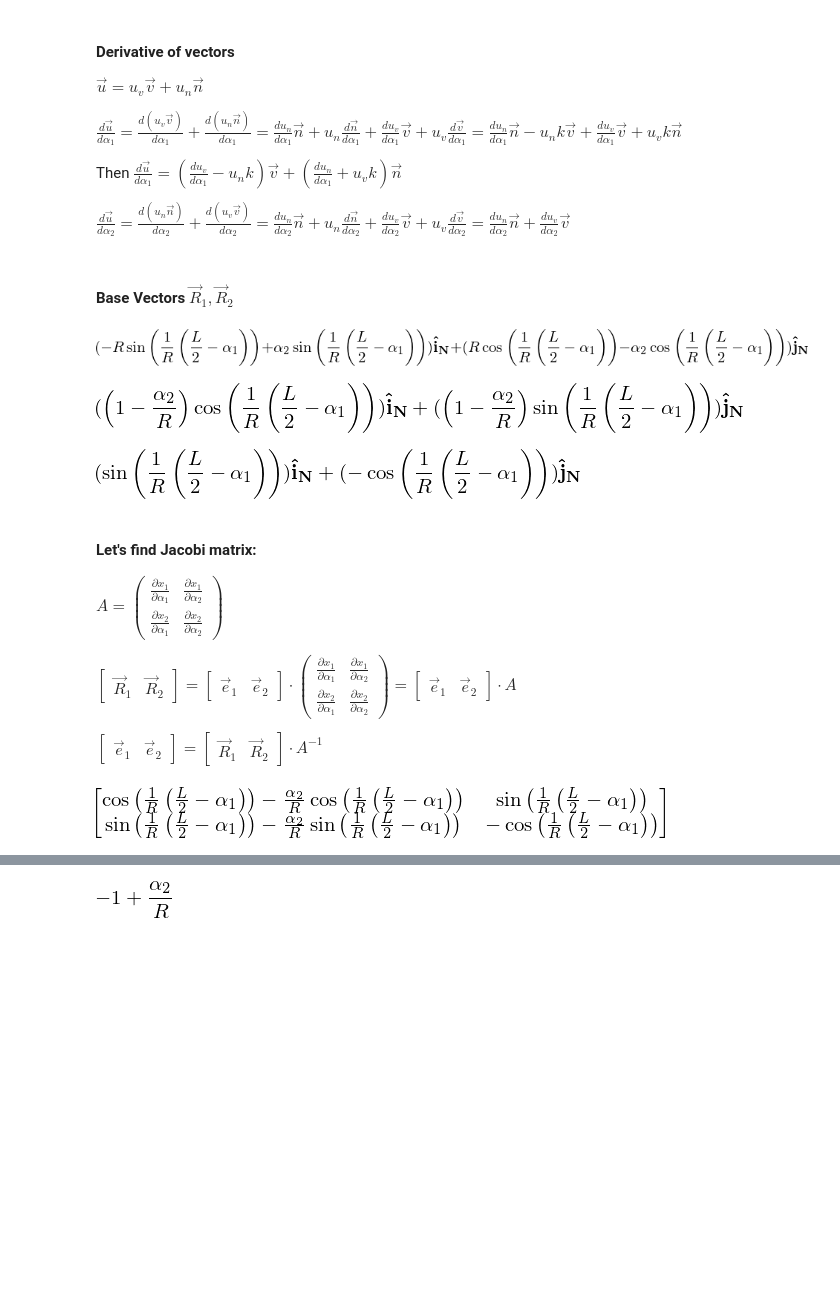
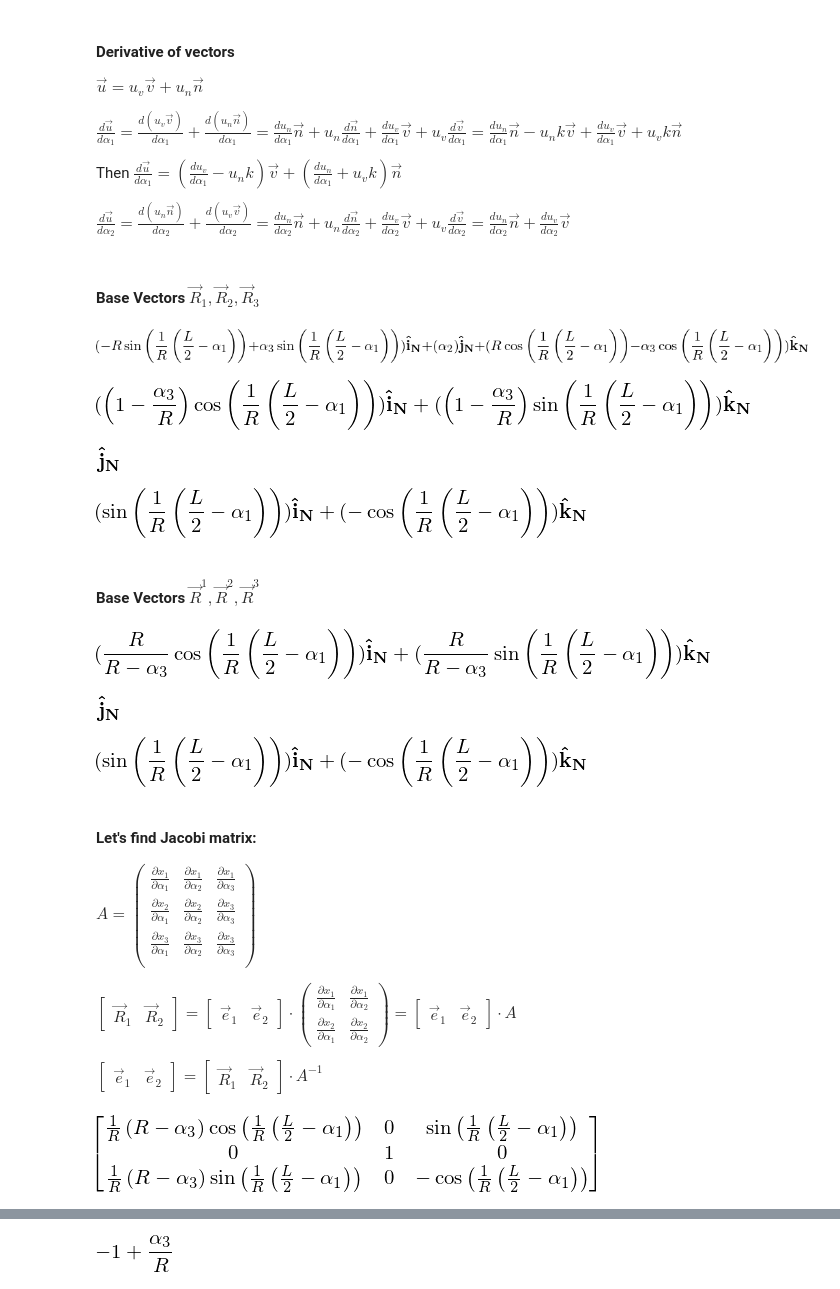
Before and after one commit to tarashor/vibrations, a Jupyter notebook: py2/All geometries.ipynb, the cells around one changed output, grey strips where cells are left out. Saved outputs shown, nothing was run; the diff lists cells and outputs as text; code cells hidden in the pictures; blank space fills up the shorter version.

```diff
--- a/py2/All geometries.ipynb
+++ b/py2/All geometries.ipynb
@@ -6,8 +6,8 @@
 from sympy import *
 from sympy.vector import CoordSys3D
 N = CoordSys3D('N')
-x1, x2 = symbols("x_1 x_2")
-alpha1, alpha2 = symbols("alpha_1 alpha_2")
+x1, x2, x3 = symbols("x_1 x_2 x_3")
+alpha1, alpha2, alpha3 = symbols("alpha_1 alpha_2 alpha3")
 R, L, ga, gv = symbols("R L g_a g_v")
 init_printing()
 # %% [markdown]
@@ -16,7 +16,8 @@ init_printing()
 a1 = pi / 2 + (L / 2 - alpha1)/R
 
 x = R * cos(a1)
-y = R * sin(a1)
+y = alpha2
+z = R * sin(a1)
 
-r = x*N.i + y*N.j
+r = x*N.i + y*N.j + z*N.k
 # %% [markdown]
@@ -97,12 +98,12 @@ $ \frac { d\vec{u} } { d\alpha_1} = \left( \frac { du_v } { d\alpha_1} - u_n k \
 $ \frac { d\vec{u} } { d\alpha_2} = \frac { d(u_n\vec{n}) } { d\alpha_2} + \frac { d(u_v\vec{v}) } { d\alpha_2} =
  \frac { du_n } { d\alpha_2} \vec{n} + u_n \frac { d\vec{n} } { d\alpha_2} + \frac { du_v } { d\alpha_2} \vec{v} + u_v \frac { d\vec{v} } { d\alpha_2} = \frac { du_n } { d\alpha_2} \vec{n} + \frac { du_v } { d\alpha_2} \vec{v} $
 # %% [markdown]
-#### Base Vectors $\vec{R}_1, \vec{R}_2$
+#### Base Vectors $\vec{R}_1, \vec{R}_2, \vec{R}_3$
 # %%
-R_alpha=r+alpha2*n
+R_alpha=r+alpha3*n
 R_alpha
 # %% [output]
-[figure, old version]
+[figure, new version]
 # %%
 R1=R_alpha.diff(alpha1)
 R2=R_alpha.diff(alpha2)
@@ -109,8 +111,14 @@ R2=R_alpha.diff(alpha2)
 # %%
 trigsimp(R1)
 # %% [output]
-[figure, old version]
+[figure, new version]
 # %%
 R2
 # %% [output]
-[figure, old version]
+[figure, new version]
+# %%
+R3
+# %% [output]
+[figure, added]
+# %% [markdown]
+#### Base Vectors $\vec{R}^1, \vec{R}^2, \vec{R}^3$
@@ -117,10 +130,23 @@ R2
+# %%
+R_1
+# %% [output]
+[figure, added]
+# %%
+R_2
+# %% [output]
+[figure, added]
+# %%
+R_3
+# %% [output]
+[figure, added]
 # %% [markdown]
 #### Let's find Jacobi matrix:
 
 $ A = \left(
-\begin{array}{cc}
-\frac{\partial x_1}{\partial \alpha_1} & \frac{\partial x_1}{\partial \alpha_2} \\
-\frac{\partial x_2}{\partial \alpha_1} & \frac{\partial x_2}{\partial \alpha_2}
+\begin{array}{ccc}
+\frac{\partial x_1}{\partial \alpha_1} & \frac{\partial x_1}{\partial \alpha_2} & \frac{\partial x_1}{\partial \alpha_3} \\
+\frac{\partial x_2}{\partial \alpha_1} & \frac{\partial x_2}{\partial \alpha_2} & \frac{\partial x_3}{\partial \alpha_3} \\
+\frac{\partial x_3}{\partial \alpha_1} & \frac{\partial x_3}{\partial \alpha_2} & \frac{\partial x_3}{\partial \alpha_3} \\
 \end{array}
 \right)$
 
@@ -152,14 +178,22 @@ $ \left[
 \vec{R}_1 & \vec{R}_2
 \end{array}
 \right] \cdot A^{-1}$
-# %%
-m11=R1.dot(N.i)
-m12=R2.dot(N.i)
-m21=R1.dot(N.j)
-m22=R2.dot(N.j)
-A=Matrix([[m11, m12], [m21, m22]])
-A
-# %% [output]
-[figure, removed]
+# %%
+dx1da1=R1.dot(N.i)
+dx1da2=R2.dot(N.i)
+dx1da3=R3.dot(N.i)
+
+dx2da1=R1.dot(N.j)
+dx2da2=R2.dot(N.j)
+dx2da3=R3.dot(N.j)
+
+dx3da1=R1.dot(N.k)
+dx3da2=R2.dot(N.k)
+dx3da3=R3.dot(N.k)
+
+A=Matrix([[dx1da1, dx1da2, dx1da3], [dx2da1, dx2da2, dx2da3], [dx3da1, dx3da2, dx3da3]])
+simplify(A)
+# %% [output]
+[figure, added]
 # %%
 A_inv = trigsimp(A**-1)
```
Also changed, not shown: parts of 26 cells of this notebook.
